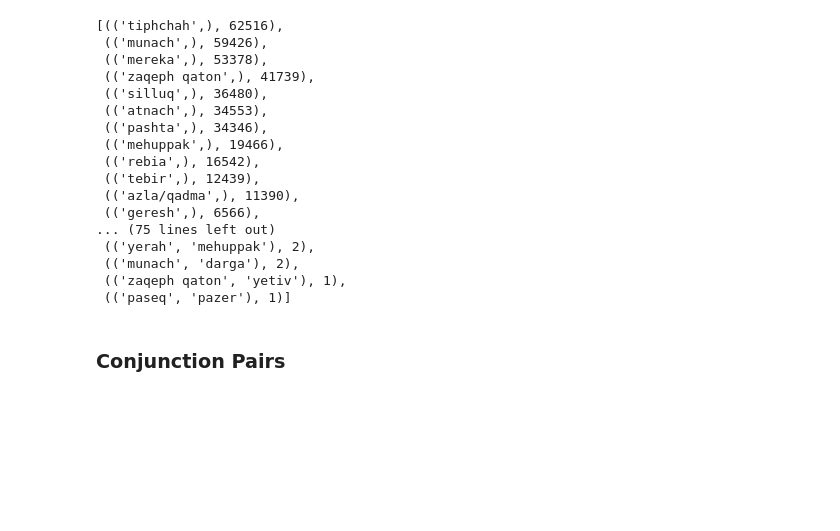
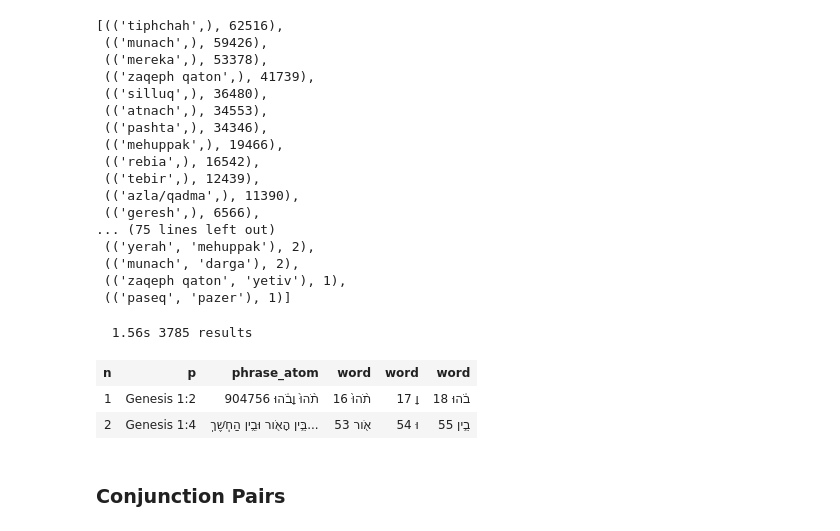
Before and after one commit to ETCBC/heads, a Jupyter notebook: wordgrammar/testing.ipynb, the cells around one changed output. Cells and saved outputs as stored; diff of their text form; code cells hidden in the pictures; blank space fills up the shorter version.

```diff
--- a/wordgrammar/testing.ipynb
+++ b/wordgrammar/testing.ipynb
@@ -207,5 +203,19 @@ mtypes.most_common()
  (('paseq', 'pazer'), 1)]
 # %%
 # A.show(atype2name2set['disjunct'][('paseq', 'mehuppak legarmeh', 'azla legarmeh')], withNodes=True, end=10)
+# %%
+A.table(A.search('''
+
+phrase_atom
+    word sp=subs
+    <: word sp=conj
+    <: word sp=subs
+
+''')[:2], withNodes=True)
+# %% [output]
+  1.56s 3785 results
+| n | p | phrase_atom | word | word | word |
+| 1 | Genesis 1:2 | תֹ֨הוּ֙ וָבֹ֔הוּ 904756 | תֹ֨הוּ֙ 16 | וָ 17 | בֹ֔הוּ 18 |
+| 2 | Genesis 1:4 | בֵּ֥ין הָאֹ֖ור וּבֵ֥ין הַחֹֽשֶׁךְ... | אֹ֖ור 53 | וּ 54 | בֵ֥ין 55 |
 # %% [markdown]
 ### Conjunction Pairs
```
Also changed, not shown: parts of 14 cells of this notebook, 5 other files.
